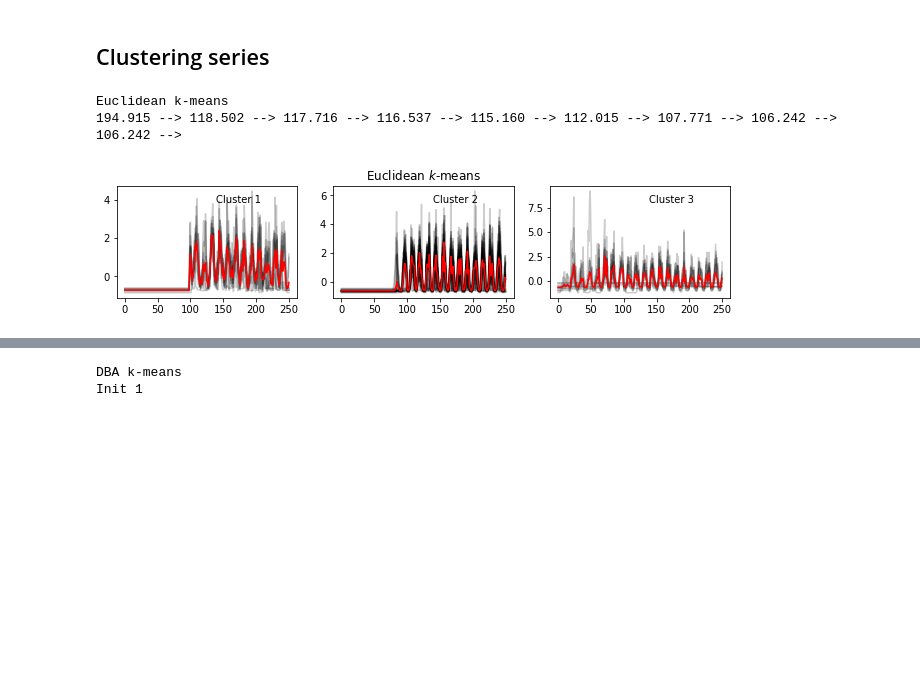
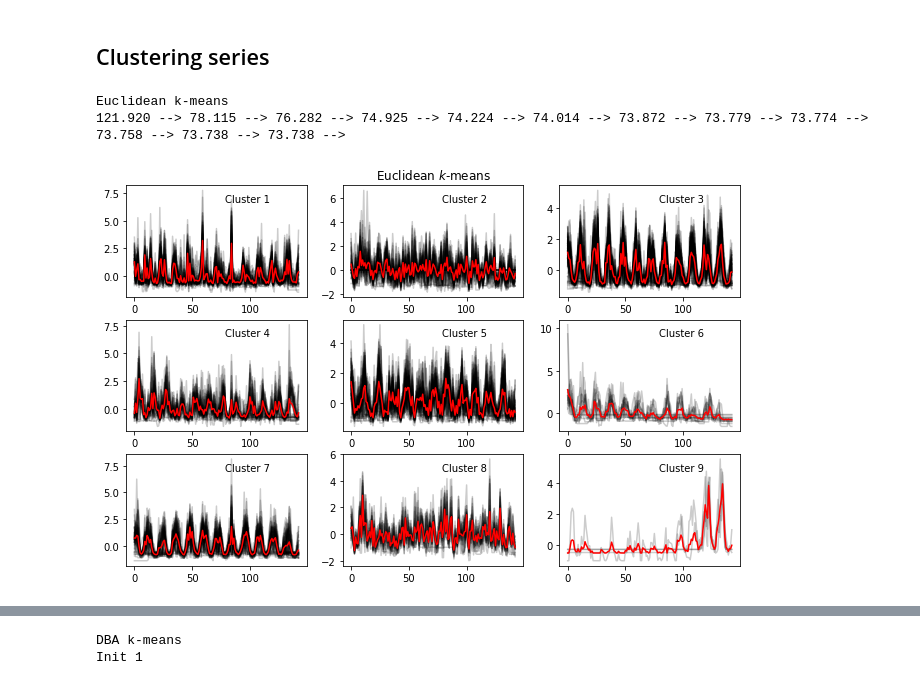
Before and after one commit to bragarods/agro, a Jupyter notebook: notebooks/ts_clustering.ipynb, the cells around one changed output, grey strips where cells are left out. Cells and saved outputs as stored; diff of their text form; code cells hidden in the pictures; blank space fills up the shorter version.

Commit message:
v0.2 - w/ ts_cluster on Colaboratory

```diff
--- a/notebooks/ts_clustering.ipynb
+++ b/notebooks/ts_clustering.ipynb
@@ -68,7 +72,7 @@ df.drop(columns='key_0', inplace=True)
 # %% [markdown]
 ## Clustering series
 # %%
-df10 = df[df['min_year']<=2009]
+df10 = df[(df['min_year']<=2009) & (df.date >= '2009-01-01')]
 # %%
 dfp = df10.set_index('date').pivot(columns=['cd_estacao'], values=['chuva'])
 dfp.columns = dfp.columns.droplevel()
@@ -92,7 +96,7 @@ for col in dfp.columns:
 
 X_train = to_time_series_dataset([s.values for s in series])
 
-X_train = TimeSeriesScalerMeanVariance().fit_transform(X_train[:50])
+X_train = TimeSeriesScalerMeanVariance().fit_transform(X_train)
 
 #X_train = X_train[y_train < 4]  # Keep first 3 classes
 #numpy.random.shuffle(X_train)
@@ -104,22 +108,22 @@ X_train = TimeSeriesScalerMeanVariance().fit_transform(X_train[:50])
 # %%
 # Euclidean k-means
 print("Euclidean k-means")
-km = TimeSeriesKMeans(n_clusters=3, verbose=True, random_state=seed)
+km = TimeSeriesKMeans(n_clusters=10, verbose=True, random_state=seed)
 y_pred = km.fit_predict(X_train)
 
 plt.figure()
-for yi in range(3):
+for yi in range(9):
     plt.subplot(3, 3, yi + 1)
     for xx in X_train[y_pred == yi]:
         plt.plot(xx.ravel(), "k-", alpha=.2)
     plt.plot(km.cluster_centers_[yi].ravel(), "r-")
     #plt.xlim(0, X_train.shape[1])
     #plt.ylim(-4, 4)
     plt.text(0.55, 0.85,'Cluster %d' % (yi + 1),
              transform=plt.gca().transAxes)
     if yi == 1:
         plt.title("Euclidean $k$-means")
 # %% [output]
 Euclidean k-means
-194.915 --> 118.502 --> 117.716 --> 116.537 --> 115.160 --> 112.015 --> 107.771 --> 106.242 --> 106.242 -->
+121.920 --> 78.115 --> 76.282 --> 74.925 --> 74.224 --> 74.014 --> 73.872 --> 73.779 --> 73.774 --> 73.758 --> 73.738 --> 73.738 -->
-[figure, old version]
+[figure, new version]
```
Also changed, not shown: parts of 3 cells of this notebook.
